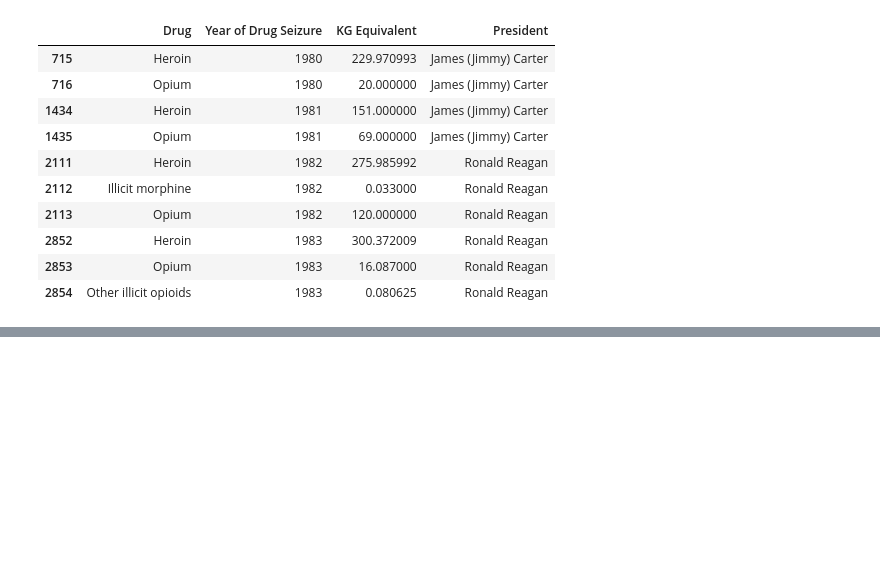
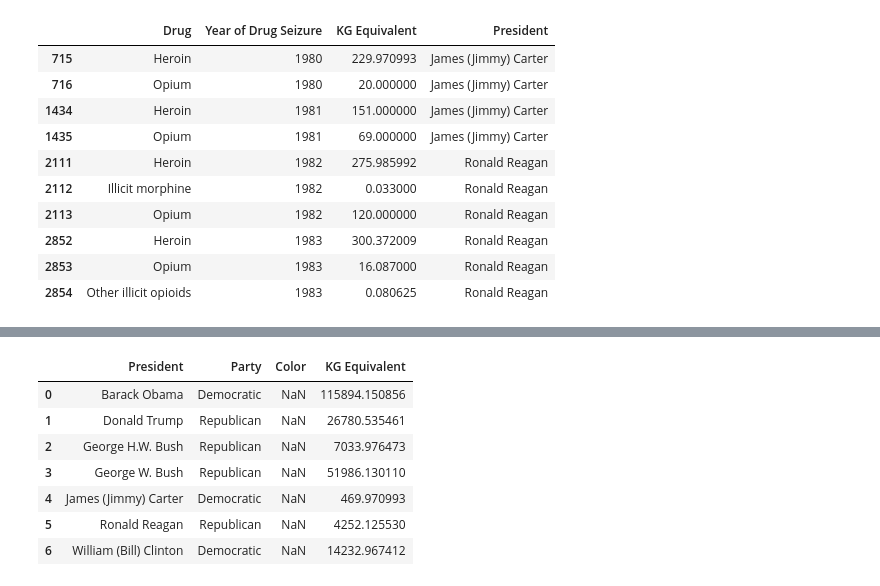
Before and after one commit to daraa17/drug-seizures, a Jupyter notebook: America_Seizure_Presidents.ipynb, the cells around one changed output, grey strips where cells are left out. Saved outputs shown, nothing was run; the diff lists cells and outputs as text; code cells hidden in the pictures; blank space fills up the shorter version.

```diff
--- a/America_Seizure_Presidents.ipynb
+++ b/America_Seizure_Presidents.ipynb
@@ -172,0 +184,16 @@ us_opioids.to_csv('data/us_opioids.csv')
+# %%
+#Set Color
+color= {'Democratic': 'blue', 'Republican': 'red'}
+color_mapping=KG_summed['Party'].map(color)
+KG_summed['Color'] = KG_summed['Party'].map(color_mapping)
+
+KG_summed
+# %% [output]
+|  | President | Party | Color | KG Equivalent |
+| 0 | Barack Obama | Democratic | NaN | 115894.150856 |
+| 1 | Donald Trump | Republican | NaN | 26780.535461 |
+| 2 | George H.W. Bush | Republican | NaN | 7033.976473 |
+| 3 | George W. Bush | Republican | NaN | 51986.130110 |
+| 4 | James (Jimmy) Carter | Democratic | NaN | 469.970993 |
+| 5 | Ronald Reagan | Republican | NaN | 4252.125530 |
+| 6 | William (Bill) Clinton | Democratic | NaN | 14232.967412 |
```
Also changed, not shown: parts of 8 cells of this notebook.
